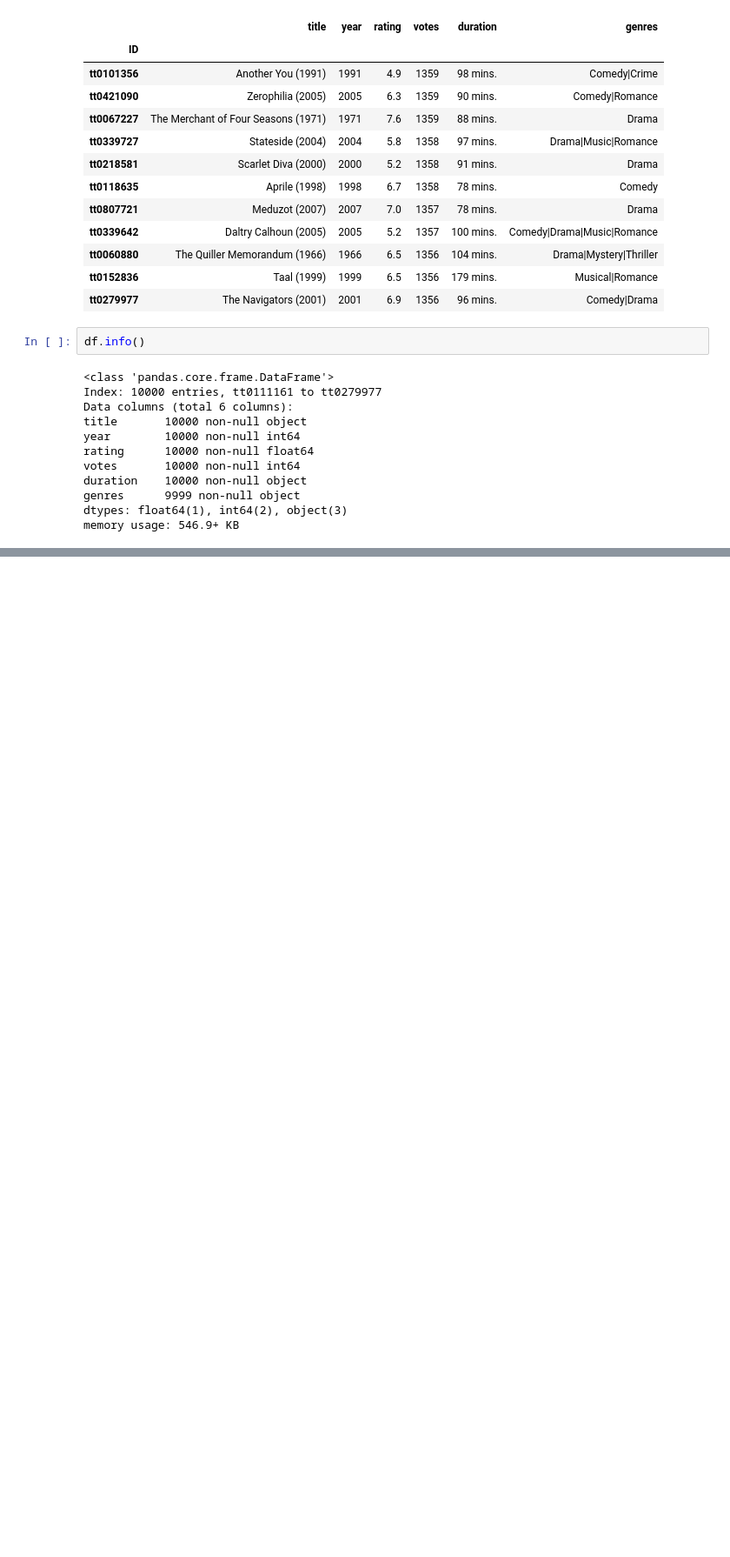
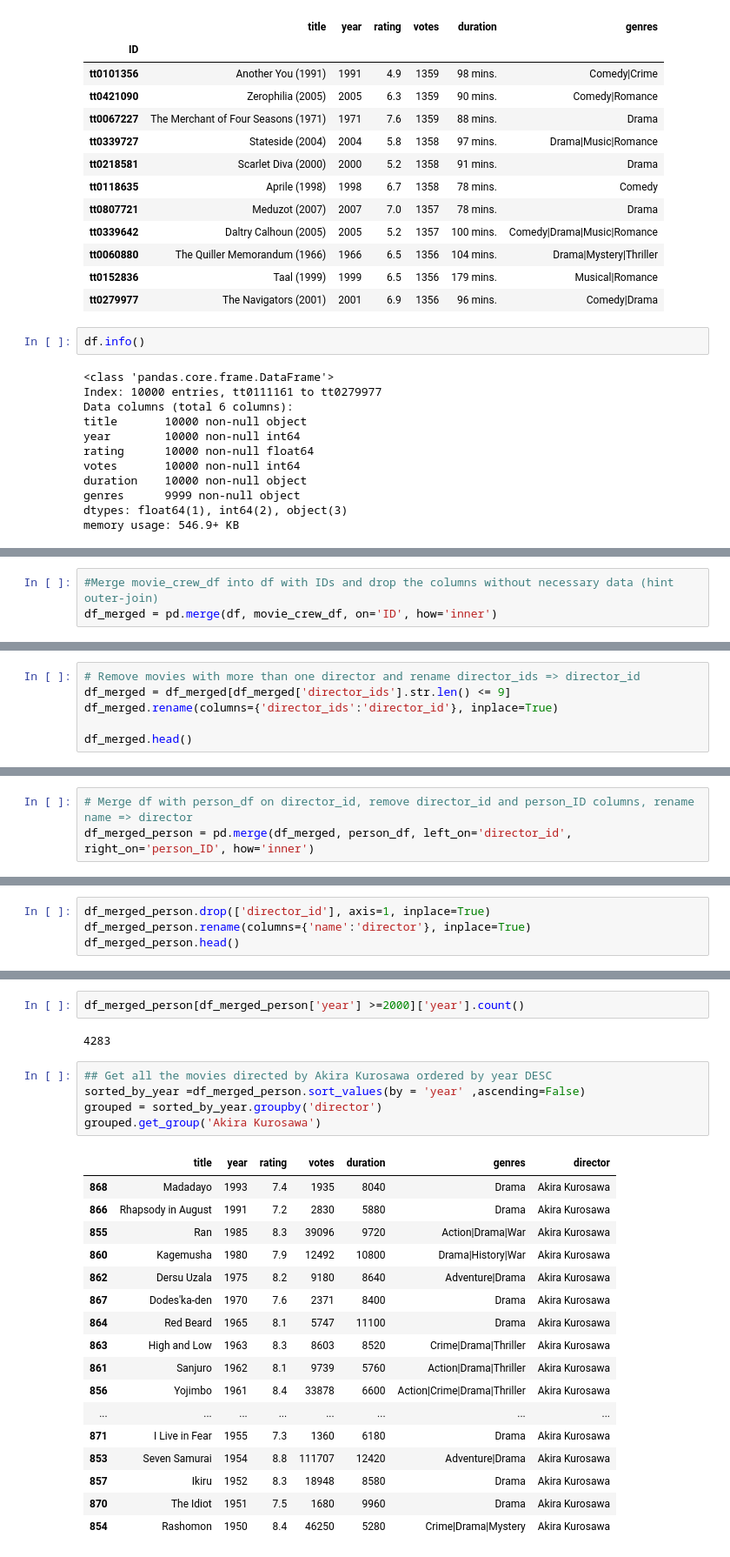
Before and after one commit to jyotipba-zz/integrify, a Jupyter notebook: development/pandas_jyoti_peter.ipynb, the cells around one changed output, grey strips where cells are left out. Shown at 87% size. Drawn from its saved outputs; the diff is of its cells as text; blank space fills up the shorter version.

```diff
--- a/development/pandas_jyoti_peter.ipynb
+++ b/development/pandas_jyoti_peter.ipynb
@@ -56,0 +126,3 @@ memory usage: 546.9+ KB
+# %%
+#Merge movie_crew_df into df with IDs and drop the columns without necessary data (hint outer-join)
+df_merged = pd.merge(df, movie_crew_df, on='ID', how='inner')
@@ -56,0 +139,6 @@ memory usage: 546.9+ KB
+# %%
+# Remove movies with more than one director and rename director_ids => director_id
+df_merged = df_merged[df_merged['director_ids'].str.len() <= 9]
+df_merged.rename(columns={'director_ids':'director_id'}, inplace=True)
+
+df_merged.head()
@@ -56,0 +153,3 @@ memory usage: 546.9+ KB
+# %%
+# Merge df with person_df on director_id, remove director_id and person_ID columns, rename name => director
+df_merged_person = pd.merge(df_merged, person_df, left_on='director_id', right_on='person_ID', how='inner')
@@ -56,0 +165,4 @@ memory usage: 546.9+ KB
+# %%
+df_merged_person.drop(['director_id'], axis=1, inplace=True)
+df_merged_person.rename(columns={'name':'director'}, inplace=True)
+df_merged_person.head()
@@ -56,0 +240,27 @@ memory usage: 546.9+ KB
+# %%
+df_merged_person[df_merged_person['year'] >=2000]['year'].count()
+# %% [output]
+4283
+# %%
+## Get all the movies directed by Akira Kurosawa ordered by year DESC
+sorted_by_year =df_merged_person.sort_values(by = 'year' ,ascending=False)
+grouped = sorted_by_year.groupby('director')
+grouped.get_group('Akira Kurosawa')
+# %% [output]
+|  | title | year | rating | votes | duration | genres | director |
+| 868 | Madadayo | 1993 | 7.4 | 1935 | 8040 | Drama | Akira Kurosawa |
+| 866 | Rhapsody in August | 1991 | 7.2 | 2830 | 5880 | Drama | Akira Kurosawa |
+| 855 | Ran | 1985 | 8.3 | 39096 | 9720 | Action|Drama|War | Akira Kurosawa |
+| 860 | Kagemusha | 1980 | 7.9 | 12492 | 10800 | Drama|History|War | Akira Kurosawa |
+| 862 | Dersu Uzala | 1975 | 8.2 | 9180 | 8640 | Adventure|Drama | Akira Kurosawa |
+| 867 | Dodes'ka-den | 1970 | 7.6 | 2371 | 8400 | Drama | Akira Kurosawa |
+| 864 | Red Beard | 1965 | 8.1 | 5747 | 11100 | Drama | Akira Kurosawa |
+| 863 | High and Low | 1963 | 8.3 | 8603 | 8520 | Crime|Drama|Thriller | Akira Kurosawa |
+| 861 | Sanjuro | 1962 | 8.1 | 9739 | 5760 | Action|Drama|Thriller | Akira Kurosawa |
+| 856 | Yojimbo | 1961 | 8.4 | 33878 | 6600 | Action|Crime|Drama|Thriller | Akira Kurosawa |
+| ... | ... | ... | ... | ... | ... | ... | ... |
+| 871 | I Live in Fear | 1955 | 7.3 | 1360 | 6180 | Drama | Akira Kurosawa |
+| 853 | Seven Samurai | 1954 | 8.8 | 111707 | 12420 | Adventure|Drama | Akira Kurosawa |
+| 857 | Ikiru | 1952 | 8.3 | 18948 | 8580 | Drama | Akira Kurosawa |
+| 870 | The Idiot | 1951 | 7.5 | 1680 | 9960 | Drama | Akira Kurosawa |
+| 854 | Rashomon | 1950 | 8.4 | 46250 | 5280 | Crime|Drama|Mystery | Akira Kurosawa |
```
Also changed, not shown: parts of 24 cells of this notebook.
